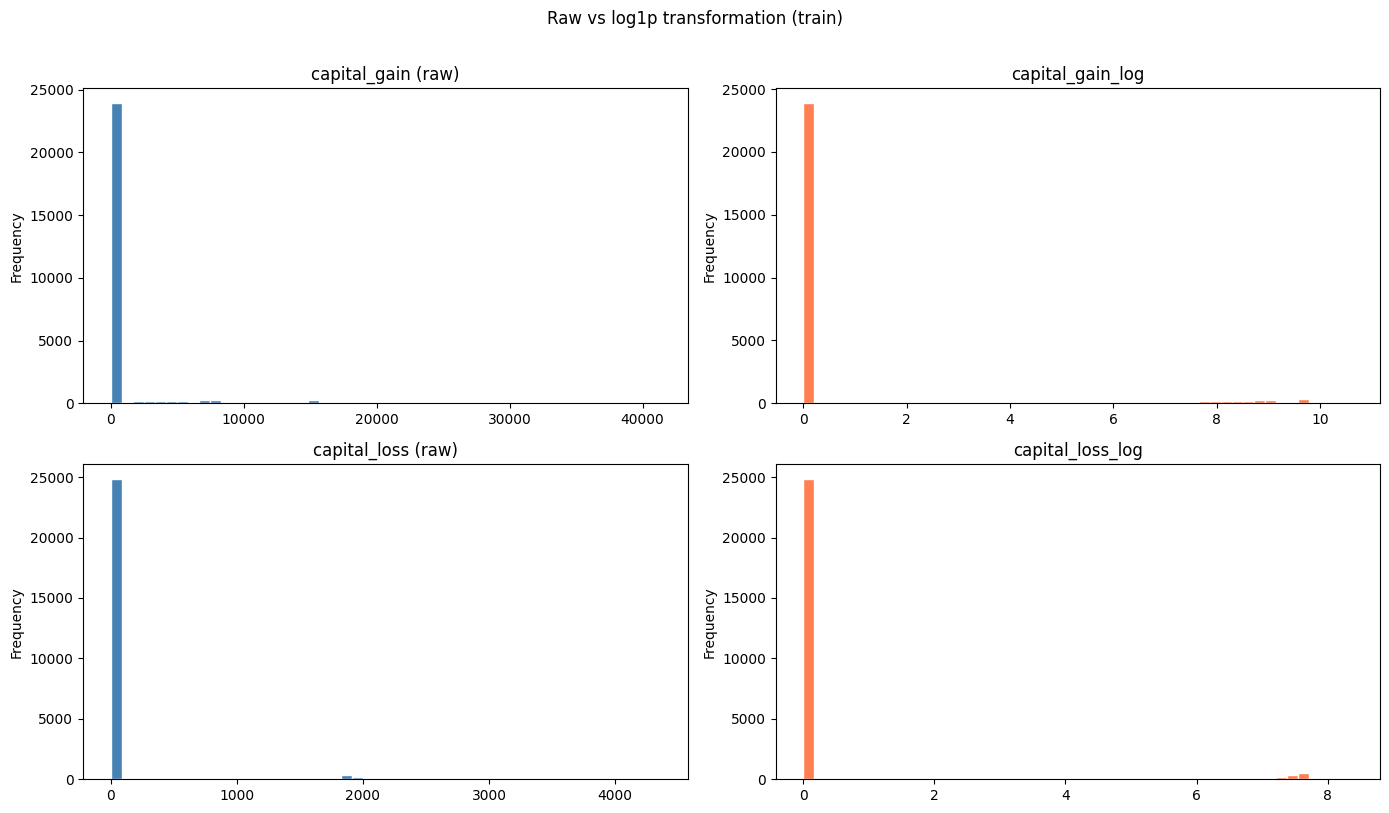
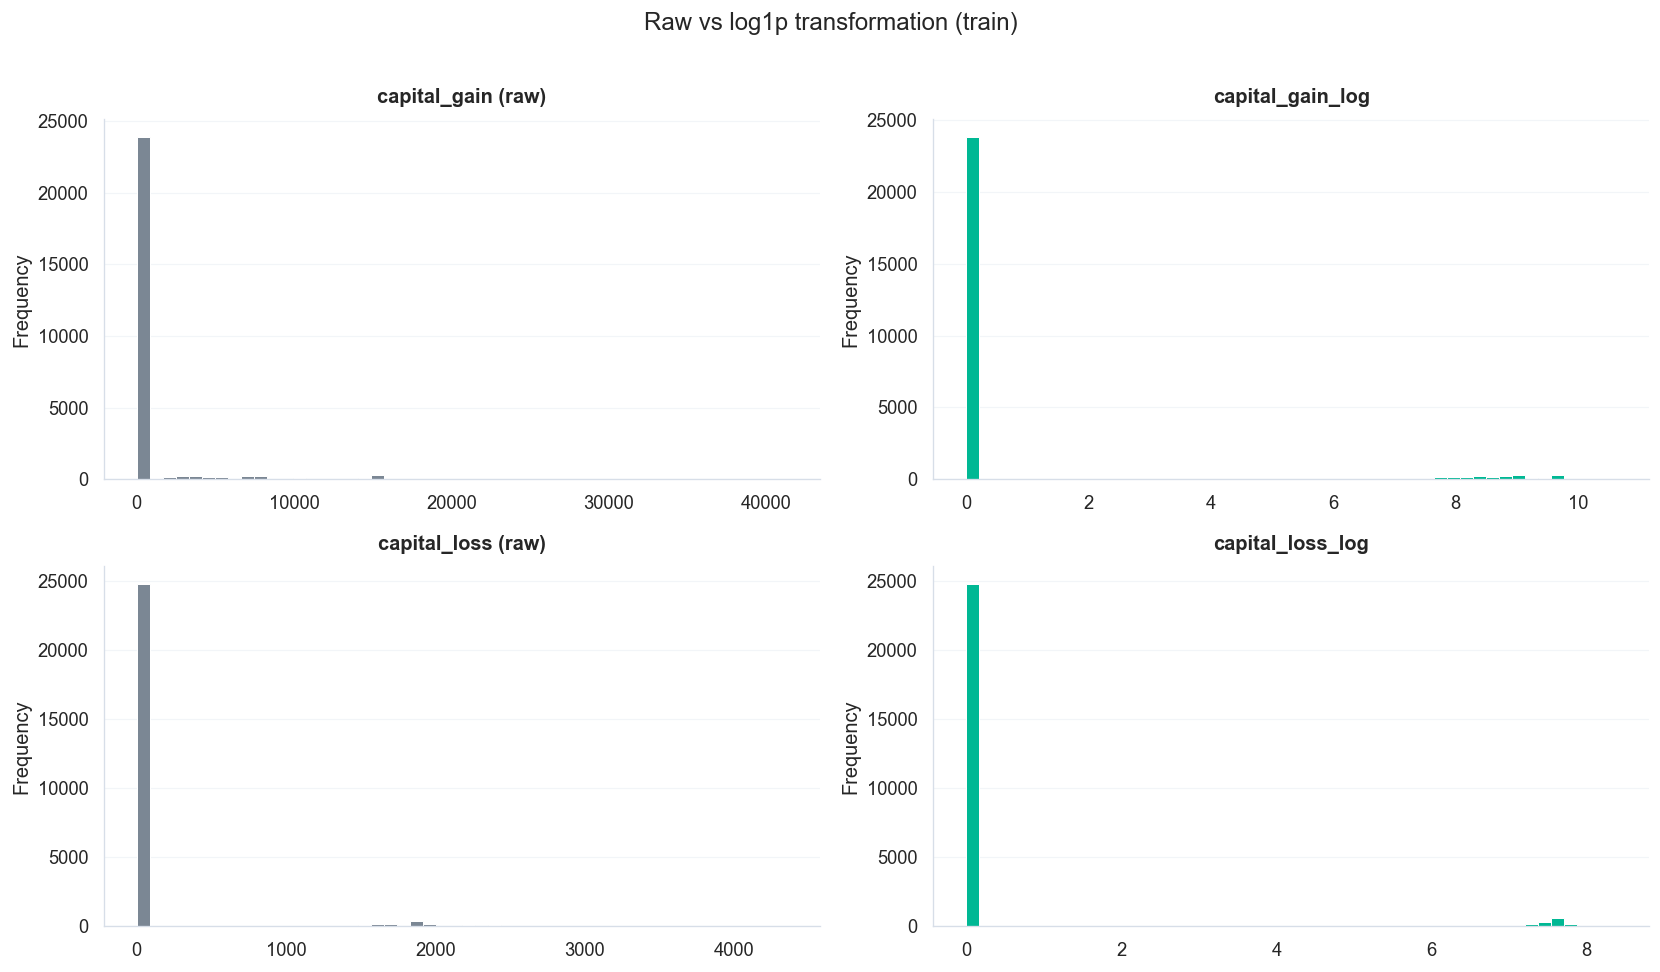
Unified diff of the notebook cell whose output changed from the first chart to the second:
--- before
+++ after
@@ -15,22 +15,26 @@
 
 ax = axes[0, 0]
-ax.hist(X_train["capital_gain"], bins=50, color="steelblue", edgecolor="white")
+ax.hist(X_train["capital_gain"], bins=50, color=TRANSFORM_PALETTE["Raw"], edgecolor="white", linewidth=0.6)
 ax.set_title("capital_gain (raw)")
 ax.set_ylabel("Frequency")
+polish_axes(ax)
 
 ax = axes[0, 1]
-ax.hist(X_train["capital_gain_log"], bins=50, color="coral", edgecolor="white")
+ax.hist(X_train["capital_gain_log"], bins=50, color=TRANSFORM_PALETTE["Transformed"], edgecolor="white", linewidth=0.6)
 ax.set_title("capital_gain_log")
 ax.set_ylabel("Frequency")
+polish_axes(ax)
 
 ax = axes[1, 0]
-ax.hist(X_train["capital_loss"], bins=50, color="steelblue", edgecolor="white")
+ax.hist(X_train["capital_loss"], bins=50, color=TRANSFORM_PALETTE["Raw"], edgecolor="white", linewidth=0.6)
 ax.set_title("capital_loss (raw)")
 ax.set_ylabel("Frequency")
+polish_axes(ax)
 
 ax = axes[1, 1]
-ax.hist(X_train["capital_loss_log"], bins=50, color="coral", edgecolor="white")
+ax.hist(X_train["capital_loss_log"], bins=50, color=TRANSFORM_PALETTE["Transformed"], edgecolor="white", linewidth=0.6)
 ax.set_title("capital_loss_log")
 ax.set_ylabel("Frequency")
+polish_axes(ax)
 
 plt.suptitle("Raw vs log1p transformation (train)", y=1.01)

Commit: color palette